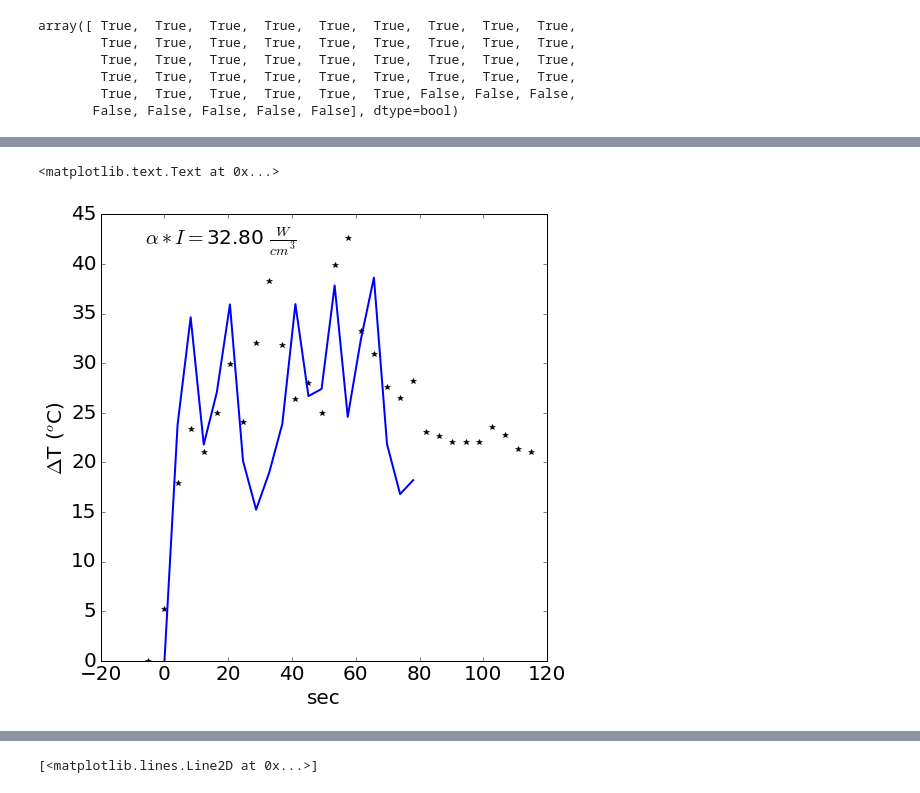
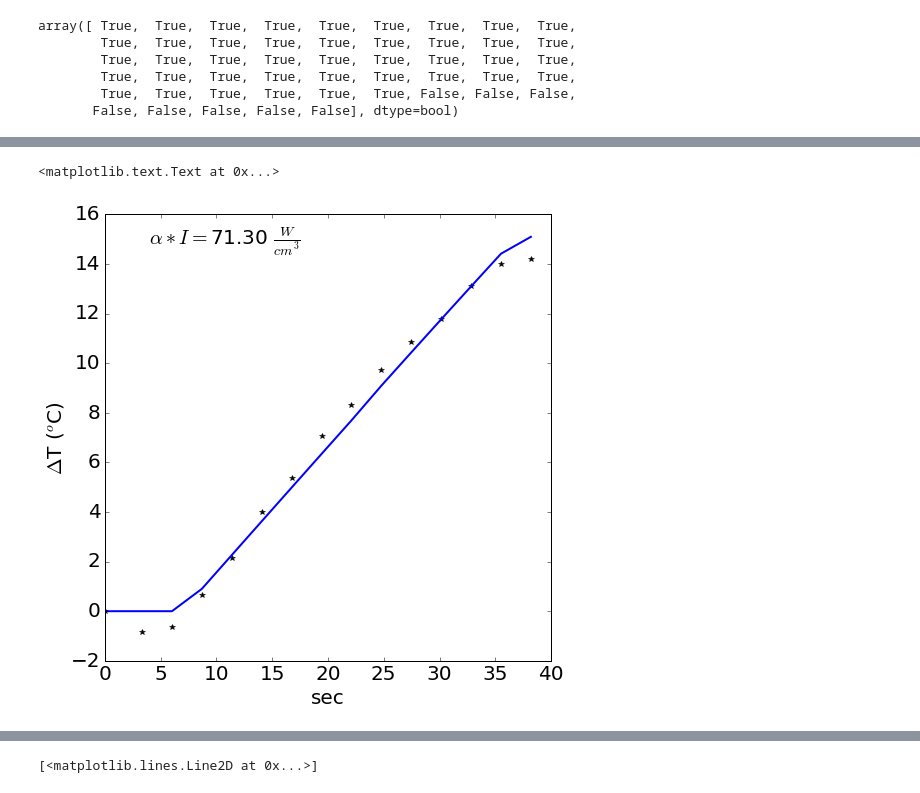
Before and after one commit to vlchaplin/fus_thermalmodelling, a Jupyter notebook: Trajectory_PowerFit.ipynb, the cells around one changed output, grey strips where cells are left out. Drawn from its saved outputs; the diff is of its cells as text; code cells hidden in the pictures.

```diff
--- a/Trajectory_PowerFit.ipynb
+++ b/Trajectory_PowerFit.ipynb
@@ -35,5 +35,3 @@ def plotTraj(vec,maxR_mm=10,dR_mm=4,z_mm=140):
 # %%
 #plt.rc('text',usetex=True)
 plt.rc('font', family='sans-serif', size=20)
-# %%
-plt.rcParams.keys()
@@ -278,7 +261,7 @@ for ax in axTable.flatten():
 # %% [markdown]
 <h3> Heating simulation
 # %%
-T0=25.0
+T0=22.0
 # %%
 (t1edges, amplitudes1) = ablation_utils.trajectorySettings(traj, Npass=Npass, doRotation=doRotation,L1renorm=sqrt(powRenorm),k0=k0,uxyz=uxyz, pxyz=pxyz )
 # %%
@@ -298,6 +281,9 @@ totTime=102
 #load some sonalleve data
 
 file="C:\\Users\\Vandiver\\Data\\sonalleve\\BatchAnalysis\\curves\\9-24-15_egg1_scan18_maxT.txt"
+
+file="C:\\Users\\Vandiver\\Data\\sonalleve\\BatchAnalysis\\curves\\scan"
+file="C:/Users/Vandiver/Data/sonalleve/BatchAnalysis/curves/scan10_TempTrans_20160223.PAR.txt"
 
 #file="C:\\Users\\Vandiver\\Data\\sonalleve\\BatchAnalysis\\curves\\60W_multi_G1_2015-09-24_A_single.txt"
 #file="C:\\Users\\Vandiver\\Data\\sonalleve\\BatchAnalysis\\curves\\40W_single_QA_2015-09-15_A_single.txt"
@@ -311,6 +297,3 @@ mriTempData=np.genfromtxt(file,delimiter='\t')
 
 dataX = mriTempData[:,0]
 dataY = mriTempData[:,1]
-# %%
-dataX = mriTempData[:,0]
-dataY = mriTempData[:,1]
@@ -454,16 +405,16 @@ explore{0}
 # %%
-alphaIvalue=32.8
+alphaIvalue=71.3
 plt.figure(figsize=(8,8))
 plt.plot(dataX,dataY, 'k*',linewidth=2.0)
 plt.plot(objTimes[timeSelectionMask] ,objTemp[timeSelectionMask]-T0,'-',linewidth=2.0)
 ax=plt.gca()
 ax.set_xlabel('sec',fontsize=20)
 ax.set_ylabel(r'$\Delta$T ($^o$C)',fontsize=20)
 ax.tick_params(labelsize=20)
 plt.text(0.1, 0.93, r'$\alpha*I = $%0.2f $\frac{W}{cm^3}$ '% alphaIvalue,transform=ax.transAxes, fontsize=20)
 # %% [output]
 <matplotlib.text.Text at 0x...>
-[figure, old version]
+[figure, new version]
 # %%
 hjret
 # %% [output]
```
Also changed, not shown: parts of 10 cells of this notebook, 1 other file.
